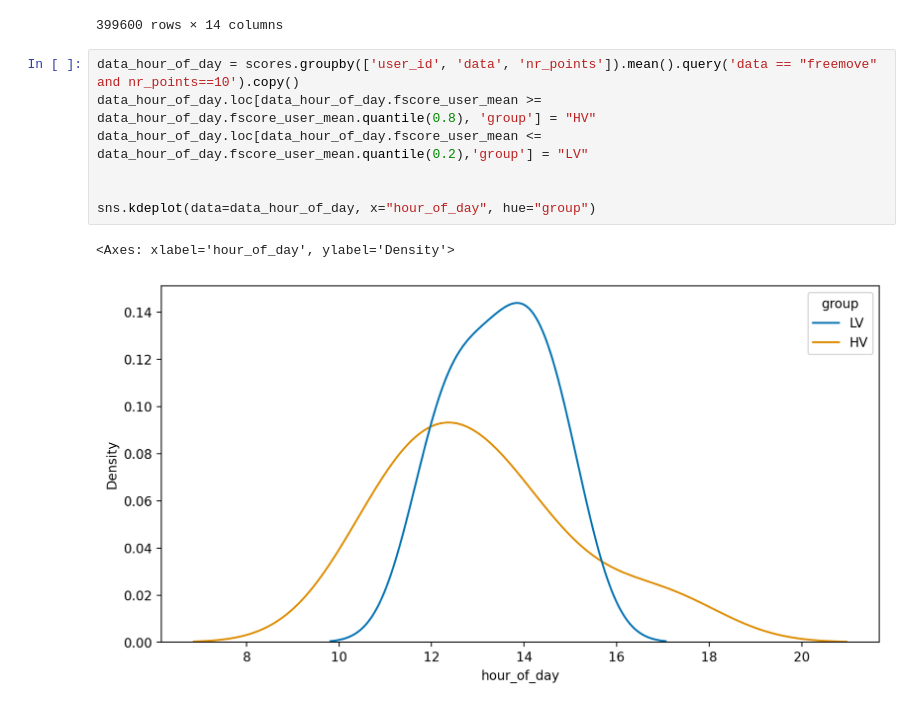
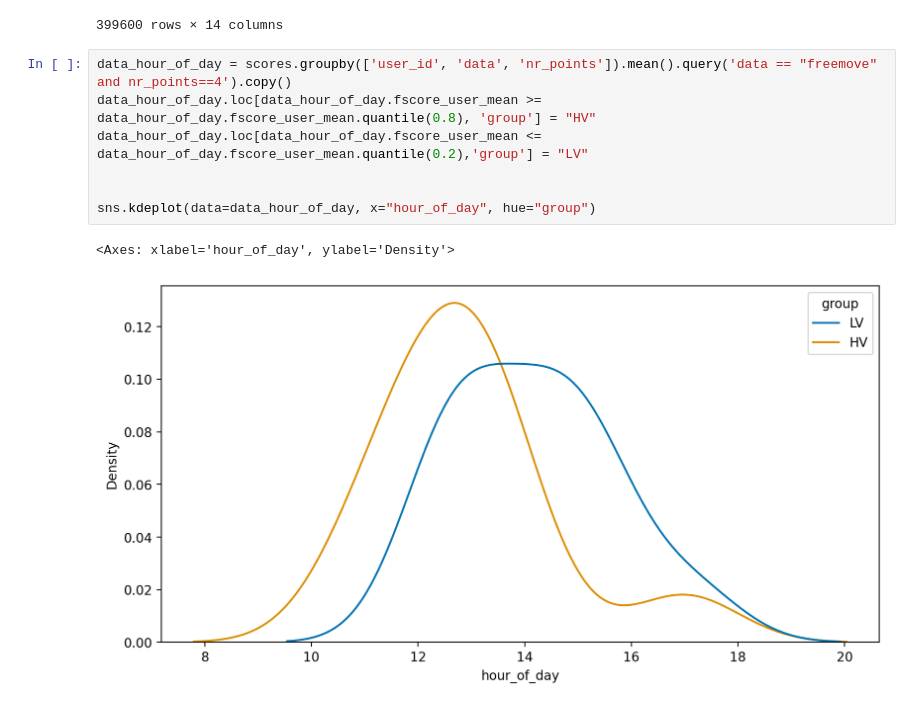
Before and after one commit to benediktstroebl/Master-Thesis, a Jupyter notebook: evaluation.ipynb, the cells around one changed output. Saved outputs shown, nothing was run; the diff lists cells and outputs as text.

```diff
--- a/evaluation.ipynb
+++ b/evaluation.ipynb
@@ -435,13 +436,13 @@ data_hour_of_day
 | 895399 | freemove | 17273 | 1.0 | 0.695652 | 0.847826 | 0.820513 | 4 | 4.247928 | 2.186720 | 23.0 | ... |
 399600 rows × 14 columns
 # %%
-data_hour_of_day = scores.groupby(['user_id', 'data', 'nr_points']).mean().query('data == "freemove" and nr_points==10').copy()
+data_hour_of_day = scores.groupby(['user_id', 'data', 'nr_points']).mean().query('data == "freemove" and nr_points==4').copy()
 data_hour_of_day.loc[data_hour_of_day.fscore_user_mean >= data_hour_of_day.fscore_user_mean.quantile(0.8), 'group'] = "HV"
 data_hour_of_day.loc[data_hour_of_day.fscore_user_mean <= data_hour_of_day.fscore_user_mean.quantile(0.2),'group'] = "LV"
 
 
 sns.kdeplot(data=data_hour_of_day, x="hour_of_day", hue="group")
 # %% [output]
 <Axes: xlabel='hour_of_day', ylabel='Density'>
-[figure, old version]
+[figure, new version]
 # %%
```
Also changed, not shown: parts of 7 cells of this notebook, 1 other file.
